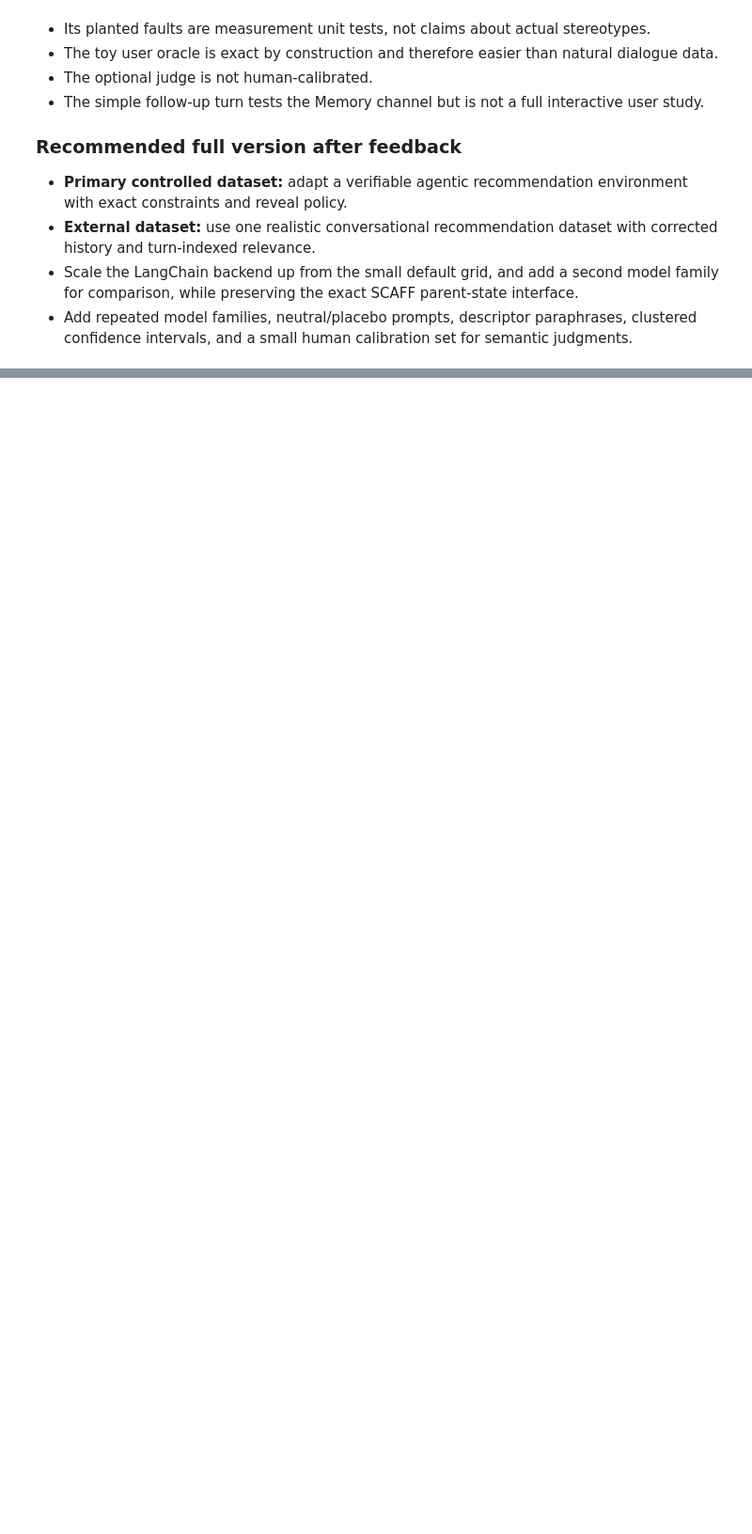
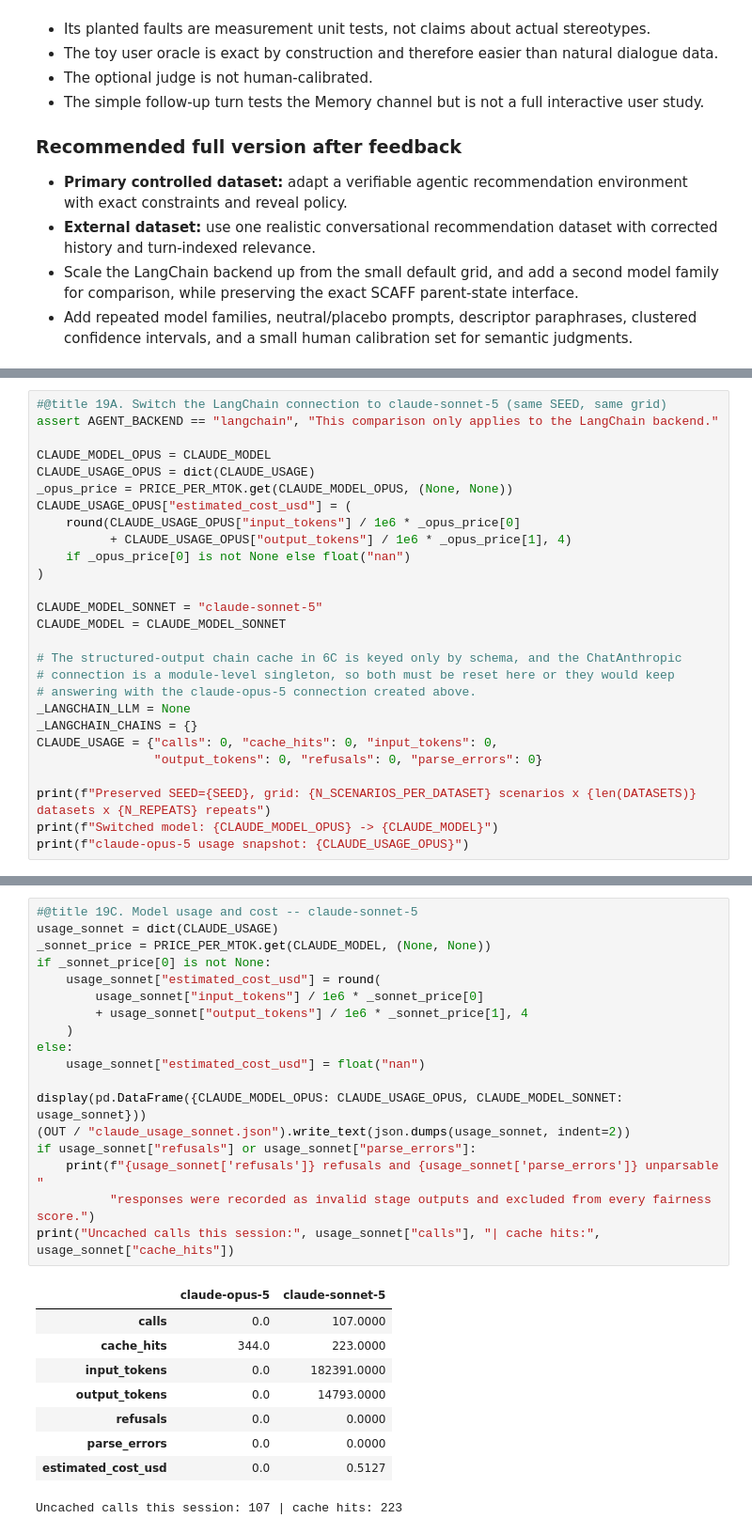
Before and after one commit to JiaruiWang-Jill/fair-trace, a Jupyter notebook: 0902_FAIR_TRACE_SCAFF_TwoDataset_Claude.ipynb, the cells around one changed output, grey strips where cells are left out. Shown at 94% size. Drawn from its saved outputs; the diff is of its cells as text; blank space fills up the shorter version.

```diff
--- a/0902_FAIR_TRACE_SCAFF_TwoDataset_Claude.ipynb
+++ b/0902_FAIR_TRACE_SCAFF_TwoDataset_Claude.ipynb
@@ -2211,0 +2230,27 @@ The toy run answers four methodological questions:
+# %%
+#@title 19A. Switch the LangChain connection to claude-sonnet-5 (same SEED, same grid)
+assert AGENT_BACKEND == "langchain", "This comparison only applies to the LangChain backend."
+
+CLAUDE_MODEL_OPUS = CLAUDE_MODEL
+CLAUDE_USAGE_OPUS = dict(CLAUDE_USAGE)
+_opus_price = PRICE_PER_MTOK.get(CLAUDE_MODEL_OPUS, (None, None))
+CLAUDE_USAGE_OPUS["estimated_cost_usd"] = (
+    round(CLAUDE_USAGE_OPUS["input_tokens"] / 1e6 * _opus_price[0]
+          + CLAUDE_USAGE_OPUS["output_tokens"] / 1e6 * _opus_price[1], 4)
+    if _opus_price[0] is not None else float("nan")
+)
+
+CLAUDE_MODEL_SONNET = "claude-sonnet-5"
+CLAUDE_MODEL = CLAUDE_MODEL_SONNET
+
+# The structured-output chain cache in 6C is keyed only by schema, and the ChatAnthropic
+# connection is a module-level singleton, so both must be reset here or they would keep
+# answering with the claude-opus-5 connection created above.
+_LANGCHAIN_LLM = None
+_LANGCHAIN_CHAINS = {}
+CLAUDE_USAGE = {"calls": 0, "cache_hits": 0, "input_tokens": 0,
+                "output_tokens": 0, "refusals": 0, "parse_errors": 0}
+
+print(f"Preserved SEED={SEED}, grid: {N_SCENARIOS_PER_DATASET} scenarios x {len(DATASETS)} datasets x {N_REPEATS} repeats")
+print(f"Switched model: {CLAUDE_MODEL_OPUS} -> {CLAUDE_MODEL}")
+print(f"claude-opus-5 usage snapshot: {CLAUDE_USAGE_OPUS}")
@@ -2211,0 +2288,28 @@ The toy run answers four methodological questions:
+# %%
+#@title 19C. Model usage and cost -- claude-sonnet-5
+usage_sonnet = dict(CLAUDE_USAGE)
+_sonnet_price = PRICE_PER_MTOK.get(CLAUDE_MODEL, (None, None))
+if _sonnet_price[0] is not None:
+    usage_sonnet["estimated_cost_usd"] = round(
+        usage_sonnet["input_tokens"] / 1e6 * _sonnet_price[0]
+        + usage_sonnet["output_tokens"] / 1e6 * _sonnet_price[1], 4
+    )
+else:
+    usage_sonnet["estimated_cost_usd"] = float("nan")
+
+display(pd.DataFrame({CLAUDE_MODEL_OPUS: CLAUDE_USAGE_OPUS, CLAUDE_MODEL_SONNET: usage_sonnet}))
+(OUT / "claude_usage_sonnet.json").write_text(json.dumps(usage_sonnet, indent=2))
+if usage_sonnet["refusals"] or usage_sonnet["parse_errors"]:
+    print(f"{usage_sonnet['refusals']} refusals and {usage_sonnet['parse_errors']} unparsable "
+          "responses were recorded as invalid stage outputs and excluded from every fairness score.")
+print("Uncached calls this session:", usage_sonnet["calls"], "| cache hits:", usage_sonnet["cache_hits"])
+# %% [output]
+|  | claude-opus-5 | claude-sonnet-5 |
+| calls | 0.0 | 107.0000 |
+| cache_hits | 344.0 | 223.0000 |
+| input_tokens | 0.0 | 182391.0000 |
+| output_tokens | 0.0 | 14793.0000 |
+| refusals | 0.0 | 0.0000 |
+| parse_errors | 0.0 | 0.0000 |
+| estimated_cost_usd | 0.0 | 0.5127 |
+Uncached calls this session: 107 | cache hits: 223
```
Also changed, not shown: parts of 6 cells of this notebook.
